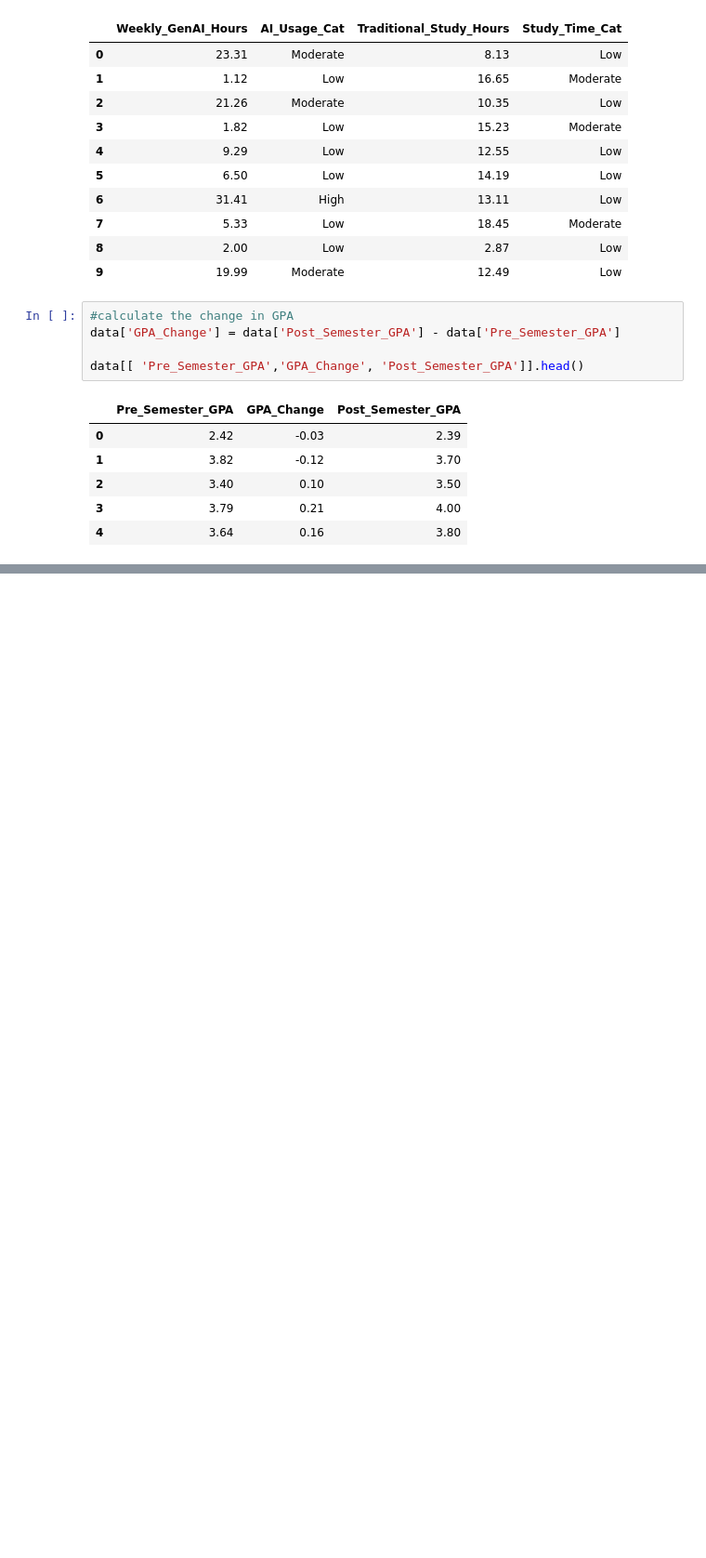
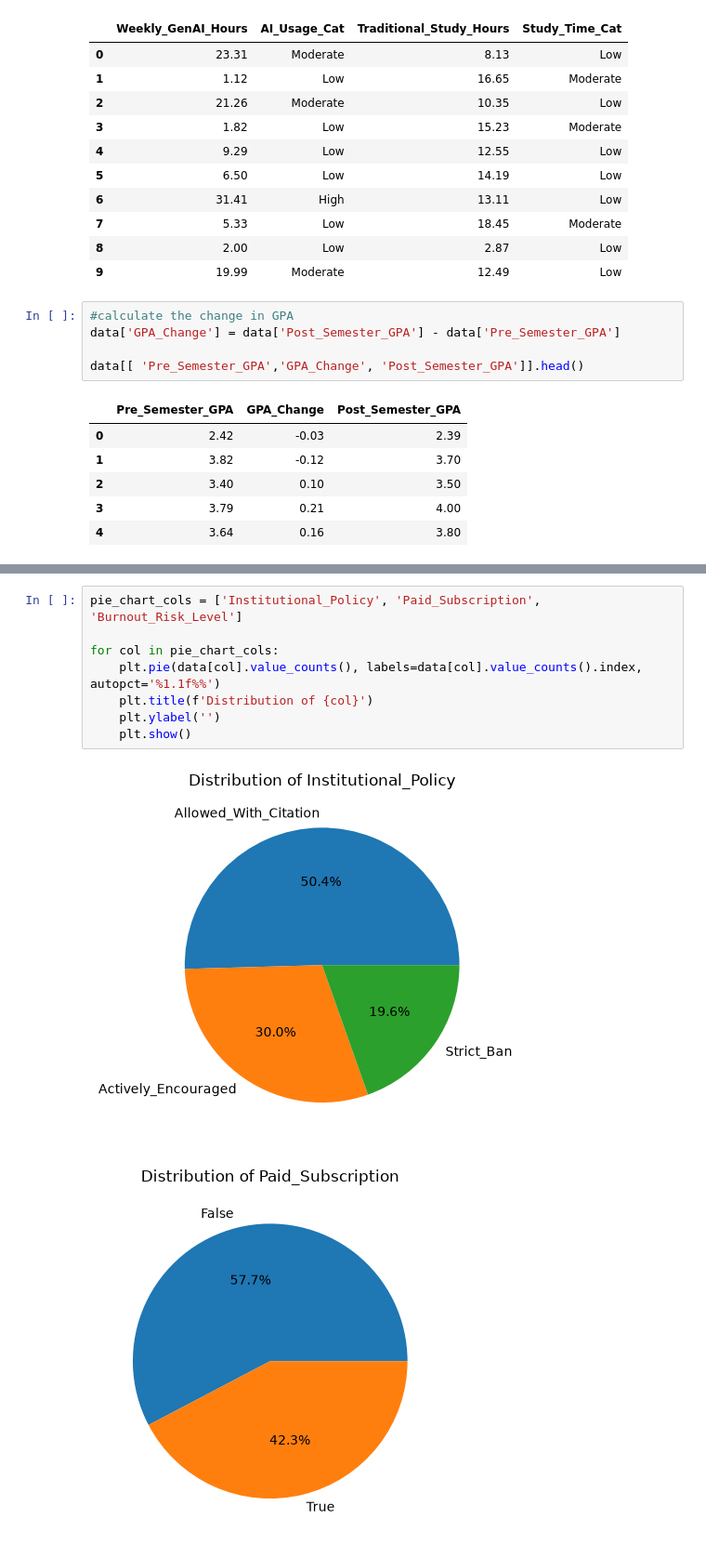
Before and after one commit to M3rkvry/gen_ai_student_impact_prj, a Jupyter notebook: analysis.ipynb, the cells around one changed output, grey strips where cells are left out. Shown at 93% size. Drawn from its saved outputs; the diff is of its cells as text; blank space fills up the shorter version.

```diff
--- a/analysis.ipynb
+++ b/analysis.ipynb
@@ -274,0 +368,11 @@ for column in data.drop(columns = ['Student_ID']).select_dtypes(include=[float])
+# %%
+pie_chart_cols = ['Institutional_Policy', 'Paid_Subscription', 'Burnout_Risk_Level']
+
+for col in pie_chart_cols:
+    plt.pie(data[col].value_counts(), labels=data[col].value_counts().index, autopct='%1.1f%%')
+    plt.title(f'Distribution of {col}')
+    plt.ylabel('')
+    plt.show()
+# %% [output]
+[figure, added]
+[figure, added]
```
Also changed, not shown: parts of 17 cells of this notebook, 1 other file.
